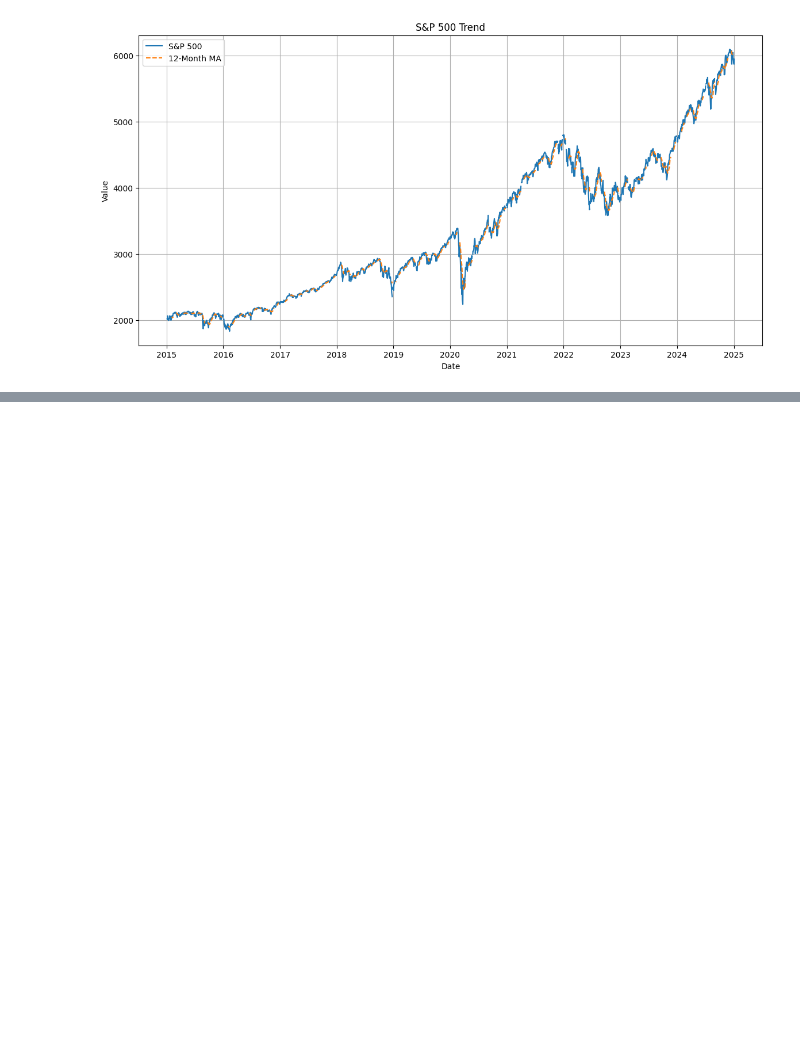
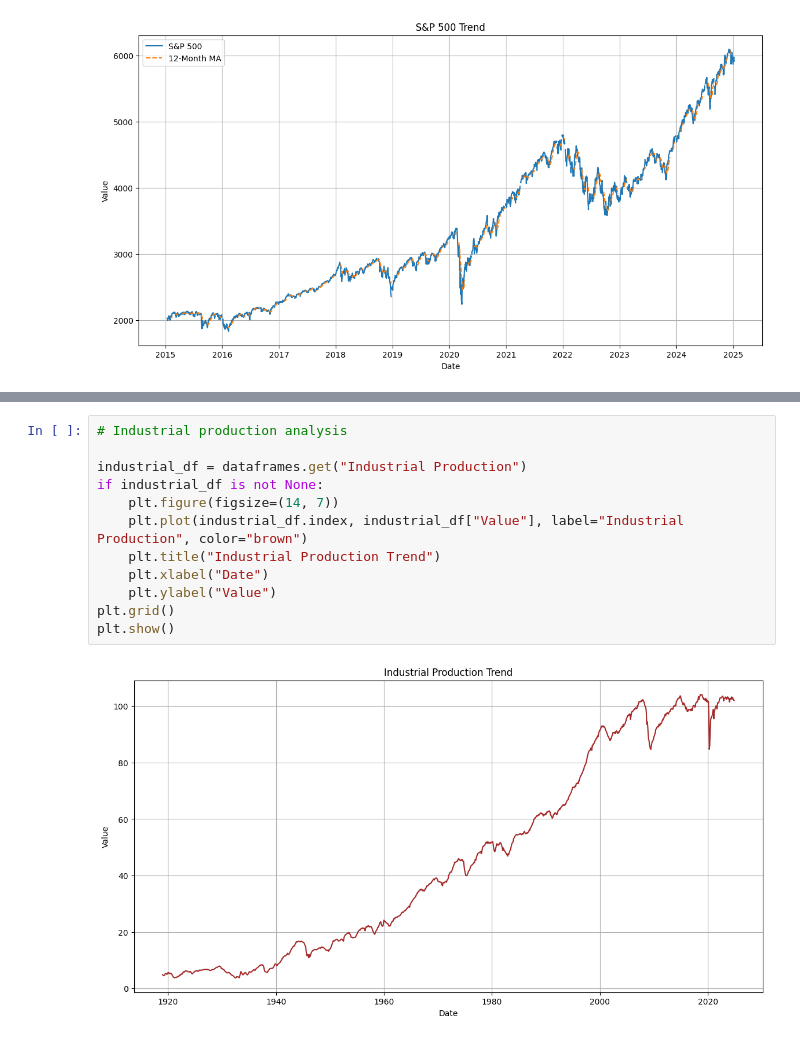
Before and after one commit to KisiselMertProjeleri/TUBITAK_FERD_API_ANALYSIS, a Jupyter notebook: FRED_API_Analysis.ipynb, the cells around one changed output, grey strips where cells are left out. Drawn from its saved outputs; the diff is of its cells as text; blank space fills up the shorter version.

```diff
--- a/FRED_API_Analysis.ipynb
+++ b/FRED_API_Analysis.ipynb
@@ -248,0 +279,14 @@ if housing_df is not None:
+# %%
+# Industrial production analysis
+
+industrial_df = dataframes.get("Industrial Production")
+if industrial_df is not None:
+    plt.figure(figsize=(14, 7))
+    plt.plot(industrial_df.index, industrial_df["Value"], label="Industrial Production", color="brown")
+    plt.title("Industrial Production Trend")
+    plt.xlabel("Date")
+    plt.ylabel("Value")
+plt.grid()
+plt.show()
+# %% [output]
+[figure, added]
```
Also changed, not shown: parts of 8 cells of this notebook, 13 other files.
